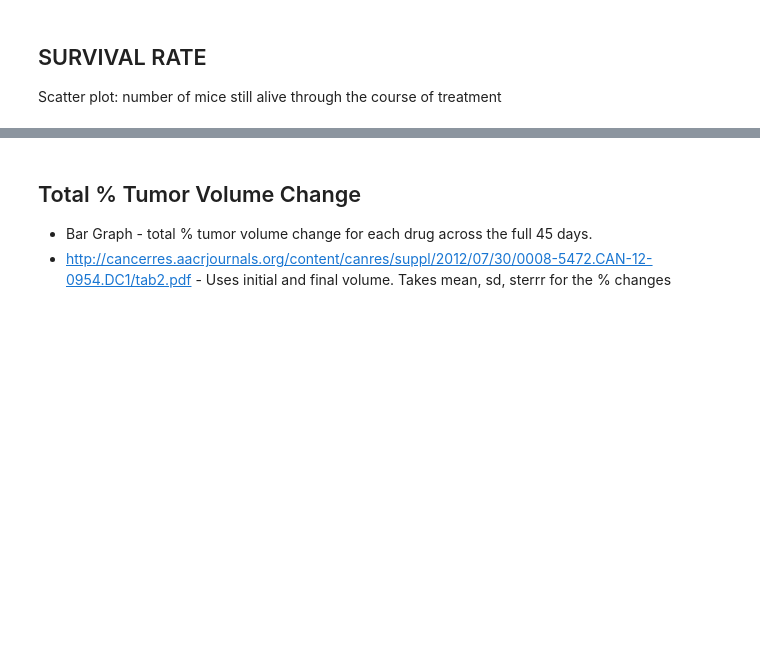
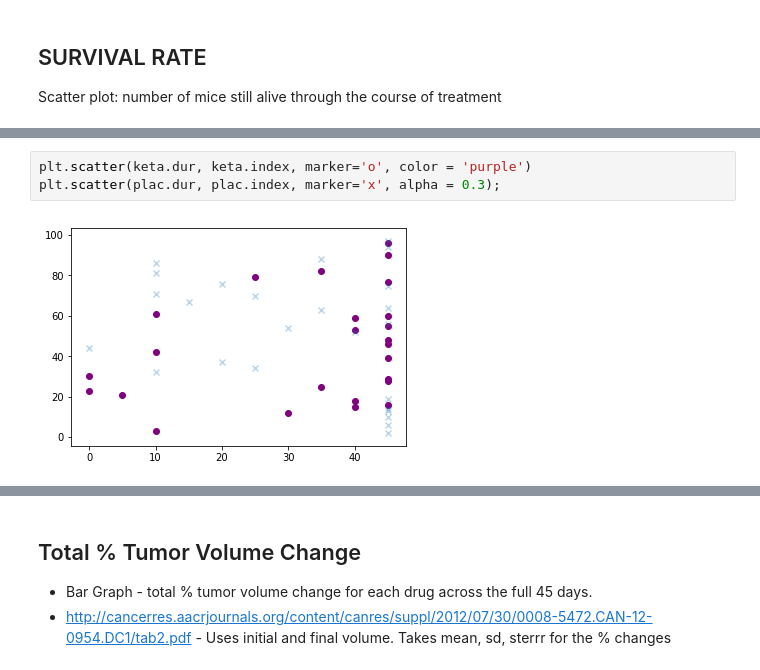
Before and after one commit to jenshurley/hw5, a Jupyter notebook: PYDRUG_FINAL.ipynb, the cells around one changed output, grey strips where cells are left out. Saved outputs shown, nothing was run; the diff lists cells and outputs as text; blank space fills up the shorter version.

```diff
--- a/PYDRUG_FINAL.ipynb
+++ b/PYDRUG_FINAL.ipynb
@@ -140,0 +165,5 @@ plt.title("Lifespans of mice on different drugs");
+# %%
+plt.scatter(keta.dur, keta.index, marker='o', color = 'purple')
+plt.scatter(plac.dur, plac.index, marker='x', alpha = 0.3);
+# %% [output]
+[figure, added]
```
Also changed, not shown: parts of 29 cells of this notebook.
